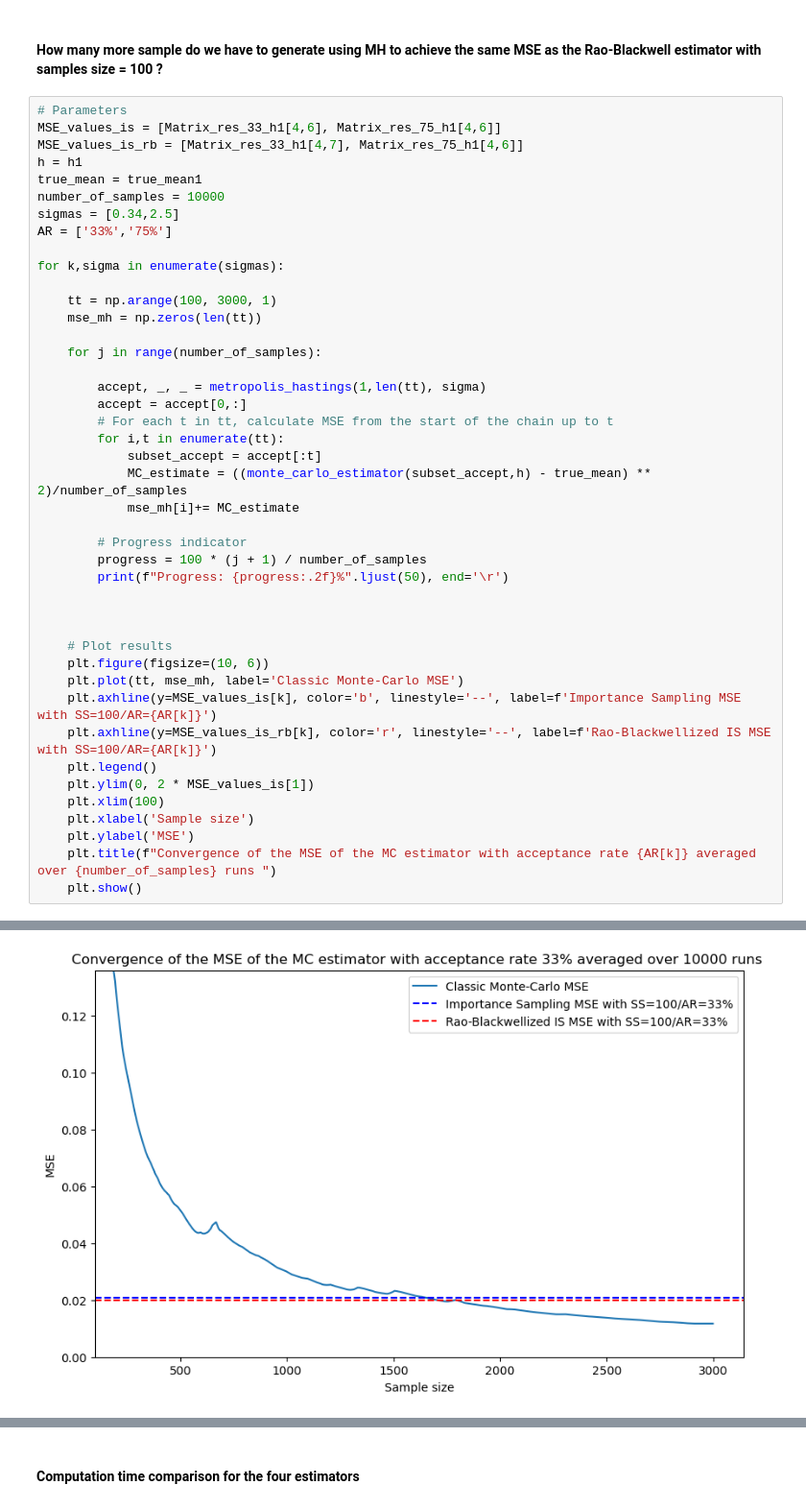
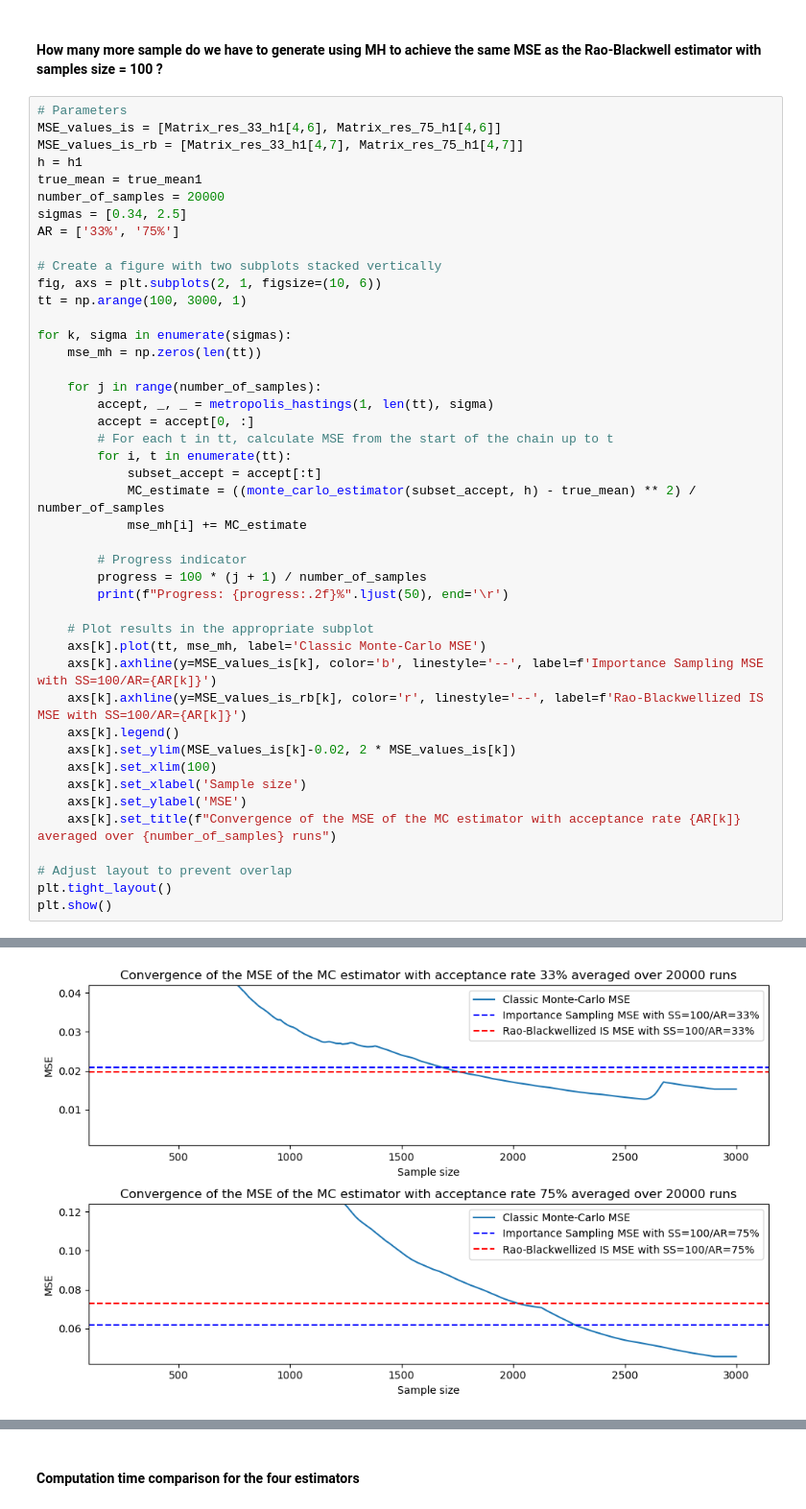
Before and after one commit to KillianCST/Academic-Projects-, a Jupyter notebook: Rao-Blackwellization of sampling scheme/RB_MH_IS.ipynb, the cells around one changed output, grey strips where cells are left out. Shown at 96% size. Cells and saved outputs as stored; diff of their text form.

```diff
--- a/Rao-Blackwellization of sampling scheme/RB_MH_IS.ipynb
+++ b/Rao-Blackwellization of sampling scheme/RB_MH_IS.ipynb
@@ -594,46 +594,47 @@ df_results.round(4)
 # %%
 # Parameters
 MSE_values_is = [Matrix_res_33_h1[4,6], Matrix_res_75_h1[4,6]]
-MSE_values_is_rb = [Matrix_res_33_h1[4,7], Matrix_res_75_h1[4,6]]
+MSE_values_is_rb = [Matrix_res_33_h1[4,7], Matrix_res_75_h1[4,7]]
 h = h1
 true_mean = true_mean1
-number_of_samples = 10000
-sigmas = [0.34,2.5]
-AR = ['33%','75%']
+number_of_samples = 20000
+sigmas = [0.34, 2.5]
+AR = ['33%', '75%']
 
-for k,sigma in enumerate(sigmas):
+# Create a figure with two subplots stacked vertically
+fig, axs = plt.subplots(2, 1, figsize=(10, 6))
+tt = np.arange(100, 3000, 1)
 
-    tt = np.arange(100, 3000, 1)
+for k, sigma in enumerate(sigmas):
     mse_mh = np.zeros(len(tt))
 
     for j in range(number_of_samples):
-
-        accept, _, _ = metropolis_hastings(1,len(tt), sigma)
-        accept = accept[0,:]
+        accept, _, _ = metropolis_hastings(1, len(tt), sigma)
+        accept = accept[0, :]
         # For each t in tt, calculate MSE from the start of the chain up to t
-        for i,t in enumerate(tt):
+        for i, t in enumerate(tt):
             subset_accept = accept[:t]
-            MC_estimate = ((monte_carlo_estimator(subset_accept,h) - true_mean) ** 2)/number_of_samples
-            mse_mh[i]+= MC_estimate
+            MC_estimate = ((monte_carlo_estimator(subset_accept, h) - true_mean) ** 2) / number_of_samples
+            mse_mh[i] += MC_estimate
 
         # Progress indicator
         progress = 100 * (j + 1) / number_of_samples
         print(f"Progress: {progress:.2f}%".ljust(50), end='\r')
 
+    # Plot results in the appropriate subplot
+    axs[k].plot(tt, mse_mh, label='Classic Monte-Carlo MSE')
+    axs[k].axhline(y=MSE_values_is[k], color='b', linestyle='--', label=f'Importance Sampling MSE with SS=100/AR={AR[k]}')
+    axs[k].axhline(y=MSE_values_is_rb[k], color='r', linestyle='--', label=f'Rao-Blackwellized IS MSE with SS=100/AR={AR[k]}')
+    axs[k].legend()
+    axs[k].set_ylim(MSE_values_is[k]-0.02, 2 * MSE_values_is[k])
+    axs[k].set_xlim(100)
+    axs[k].set_xlabel('Sample size')
+    axs[k].set_ylabel('MSE')
+    axs[k].set_title(f"Convergence of the MSE of the MC estimator with acceptance rate {AR[k]} averaged over {number_of_samples} runs")
 
-
-    # Plot results
-    plt.figure(figsize=(10, 6))
-    plt.plot(tt, mse_mh, label='Classic Monte-Carlo MSE')
-    plt.axhline(y=MSE_values_is[k], color='b', linestyle='--', label=f'Importance Sampling MSE with SS=100/AR={AR[k]}')
-    plt.axhline(y=MSE_values_is_rb[k], color='r', linestyle='--', label=f'Rao-Blackwellized IS MSE with SS=100/AR={AR[k]}')
-    plt.legend()
-    plt.ylim(0, 2 * MSE_values_is[1])
-    plt.xlim(100)
-    plt.xlabel('Sample size')
-    plt.ylabel('MSE')
-    plt.title(f"Convergence of the MSE of the MC estimator with acceptance rate {AR[k]} averaged over {number_of_samples} runs ")
-    plt.show()
+# Adjust layout to prevent overlap
+plt.tight_layout()
+plt.show()
 # %% [output]
 Progress: 100.00%
-[figure, old version]
+[figure, new version]
```
Also changed, not shown: parts of 9 cells of this notebook, 1 other file.
